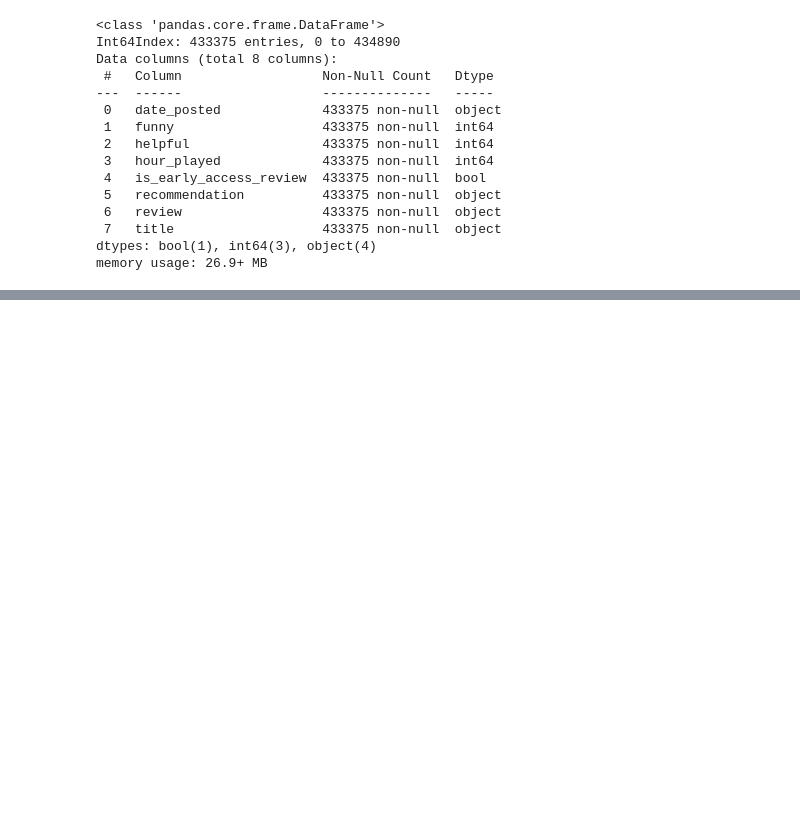
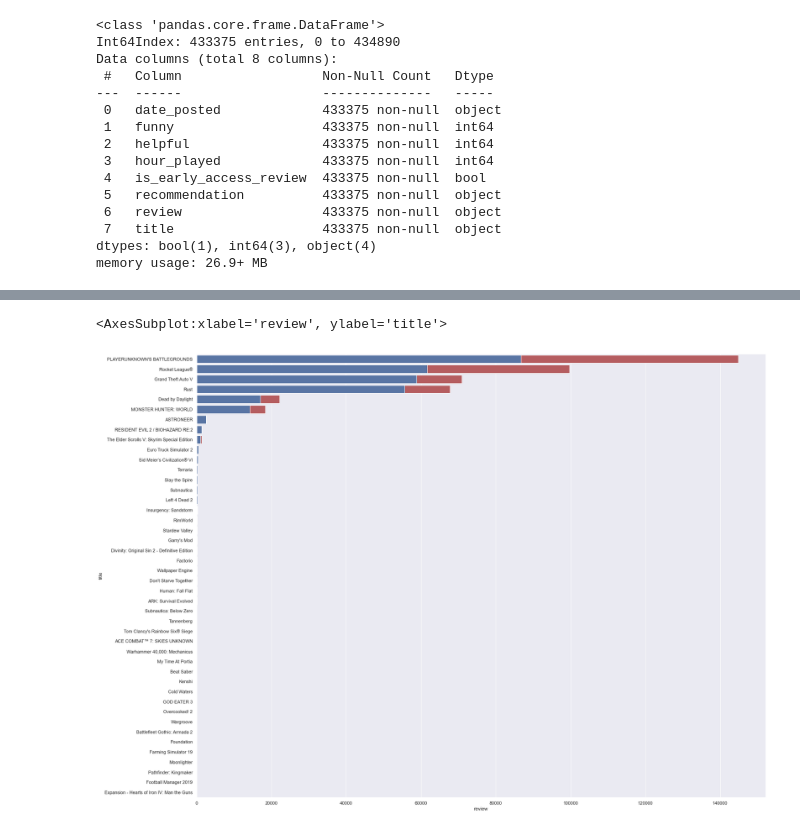
Before and after one commit to Yaswanth3277/csgodataclassifier, a Jupyter notebook: SteamReviewClassifier.ipynb, the cells around one changed output, grey strips where cells are left out. Drawn from its saved outputs; the diff is of its cells as text; code cells hidden in the pictures; blank space fills up the shorter version.

Commit message:
mined data

```diff
--- a/SteamReviewClassifier.ipynb
+++ b/SteamReviewClassifier.ipynb
@@ -89,0 +142,23 @@ memory usage: 26.9+ MB
+# %%
+steam_review['review_length'] = steam_review.apply(lambda row: len(str(row['review'])), axis=1)
+
+steam_review['recommendation_int'] = steam_review['recommendation'] == 'Recommended'
+steam_review['recommendation_int'] = steam_review['recommendation_int'].astype(int)
+# %%
+reviews_count = steam_review.groupby(['title'])['review'].count().sort_values(ascending=False)
+
+reviews_count = reviews_count.reset_index()
+
+sns.set(style="darkgrid")
+plt.figure(figsize=(25,20))
+sns.barplot(y=reviews_count['title'], x=reviews_count['review'], data=reviews_count,
+            label="Total", color="r")
+
+reviews_count_pos = steam_review.groupby(['title', 'recommendation_int'])['review'].count().sort_values(ascending=False)
+reviews_count_pos = reviews_count_pos.reset_index()
+reviews_count_pos = reviews_count_pos[reviews_count_pos['recommendation_int'] == 1]
+sns.barplot(y=reviews_count_pos['title'], x=reviews_count_pos['review'], data=reviews_count_pos,
+            label="Total", color="b")
+# %% [output]
+<AxesSubplot:xlabel='review', ylabel='title'>
+[figure, added]
```
Also changed, not shown: parts of 5 cells of this notebook, 1 other file.
